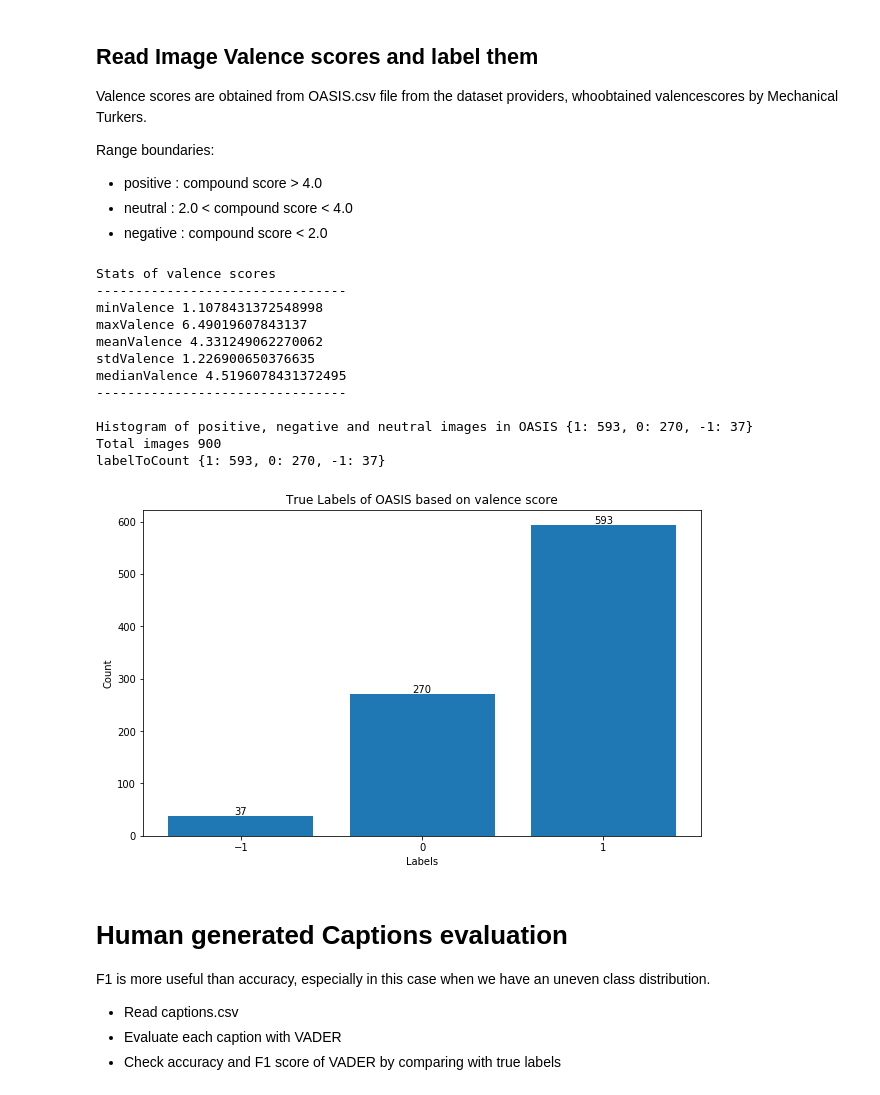
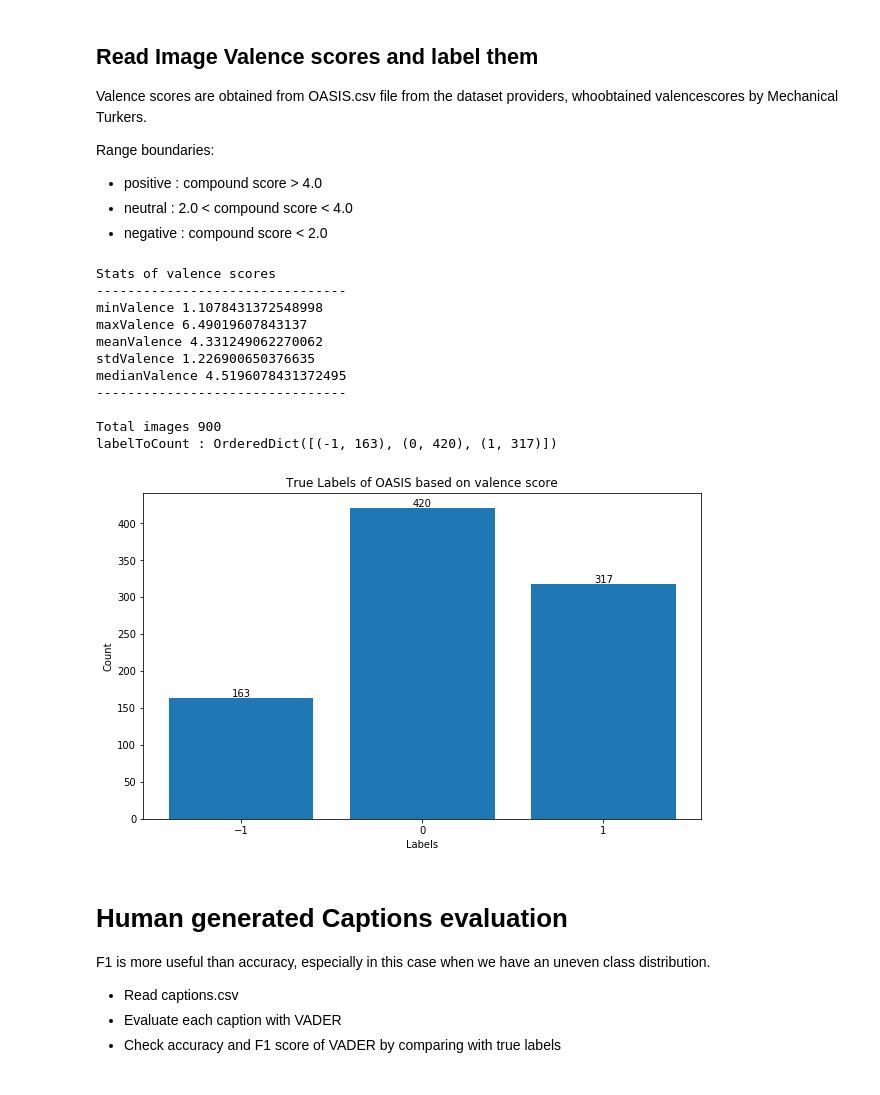
Before and after one commit to elkhand/human-emotions-classifier, a Jupyter notebook: Evaluating-Image-Captions-With-VADER.ipynb, the cells around one changed output. Saved outputs shown, nothing was run; the diff lists cells and outputs as text; code cells hidden in the pictures.

```diff
--- a/Evaluating-Image-Captions-With-VADER.ipynb
+++ b/Evaluating-Image-Captions-With-VADER.ipynb
@@ -149,60 +150,28 @@ Range boundaries:
 - positive : compound score >  4.0
 - neutral  : 2.0 < compound score < 4.0
 - negative : compound score < 2.0
-# %%
-from utils.scoring_utils import *
-from utils.data_utils import *
-from utils.plotting_utils import *
-
-oasis_csv_path = "dataset/metadata/OASIS.csv"
-imageIdToLabel = {}
-imageIdToValence = get_image_id_to_valence_mean(oasis_csv_path)
-
-#imageIdToValenceNormalized = get_normalized_valence_mean(imageIdToValence)
-
-
-valence_values = list(imageIdToValence.values())
-
-minValence = min(valence_values)
-maxValence = max(valence_values)
-meanValence = np.mean(valence_values)
-medianValence = np.median(valence_values)
-stdValence = np.std(valence_values)
-print("Stats of valence scores\n--------------------------------","\nminValence", minValence,
-      "\nmaxValence",maxValence, "\nmeanValence",meanValence,
-      "\nstdValence", stdValence,"\nmedianValence",medianValence,"\n--------------------------------\n")
-
-labelToCount = {}
-isStrResult = False
-neutralLow=2.0
-neutralHigh=4.0
-for imageId in imageIdToValence:
-    valenceScore = imageIdToValence[imageId]
-    label = evaluate_score(valenceScore, isStrResult, neutralLow, neutralHigh)
-    imageIdToLabel[imageId] = label
-    if label not in labelToCount:
-        labelToCount[label] = 0
-    labelToCount[label] += 1
-
-print("Histogram of positive, negative and neutral images in OASIS",labelToCount)
-print("Total images",len(imageIdToValence.keys()))
-title = 'True Labels of OASIS based on valence score'
-plot_histogram(labelToCount, title)
-#read_oasis_csv_into_dataframe(oasis_csv_path).head()
-# %% [output]
-Stats of valence scores
---------------------------------
-minValence 1.1078431372548998
-maxValence 6.49019607843137
-meanValence 4.331249062270062
-stdValence 1.226900650376635
-medianValence 4.5196078431372495
---------------------------------
-
-Histogram of positive, negative and neutral images in OASIS {1: 593, 0: 270, -1: 37}
-Total images 900
-labelToCount {1: 593, 0: 270, -1: 37}
-[figure, removed]
+# %%
+# from utils.scoring_utils import *
+# from utils.data_utils import *
+# from utils.plotting_utils import *
+
+oasis_csv_path = "dataset/metadata/OASIS.csv"
+neutralLow=3.0
+neutralHigh=5.0
+labelToCount, imageIdToLabel, imageIdToValence = pt.image_label_histogram(oasis_csv_path, neutralLow, neutralHigh)
+# %% [output]
+Stats of valence scores
+--------------------------------
+minValence 1.1078431372548998
+maxValence 6.49019607843137
+meanValence 4.331249062270062
+stdValence 1.226900650376635
+medianValence 4.5196078431372495
+--------------------------------
+
+Total images 900
+labelToCount : OrderedDict([(-1, 163), (0, 420), (1, 317)])
+[figure, added]
 # %% [markdown]
 # Human generated Captions evaluation
 
```
Also changed, not shown: parts of 7 cells of this notebook, 7 other files.
